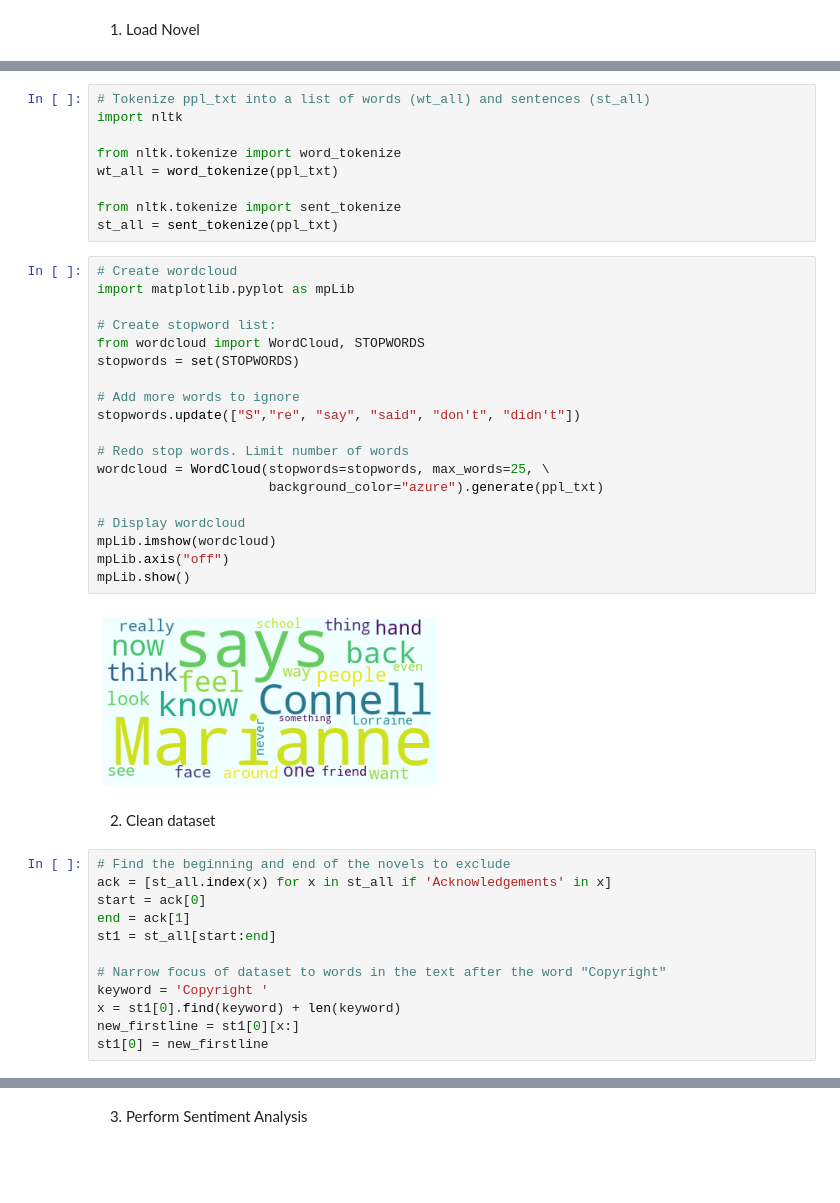
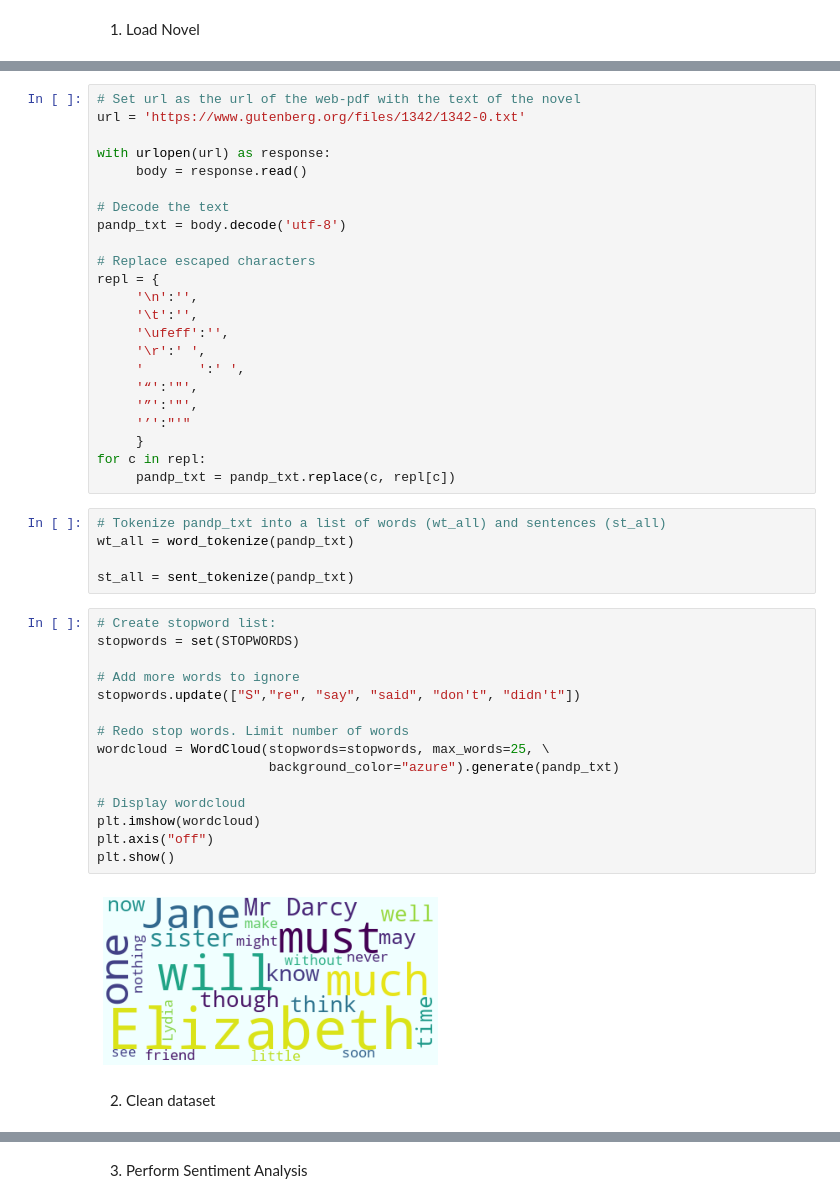
Before and after one commit to afternoonwalsh/py_for_lit, a Jupyter notebook: explore.ipynb, the cells around one changed output, grey strips where cells are left out. Drawn from its saved outputs; the diff is of its cells as text; blank space fills up the shorter version.

```diff
--- a/explore.ipynb
+++ b/explore.ipynb
@@ -34,44 +30,47 @@ ppl_txt = ppl_txt.replace('\t',' ').replace('\x92',"'").replace('\n',' ')
+# %%
+# Set url as the url of the web-pdf with the text of the novel
+url = 'https://www.gutenberg.org/files/1342/1342-0.txt'
+
+with urlopen(url) as response:
+     body = response.read()
+
+# Decode the text
+pandp_txt = body.decode('utf-8')
+
+# Replace escaped characters
+repl = {
+     '\n':'',
+     '\t':'',
+     '\ufeff':'',
+     '\r':' ',
+     '       ':' ',
+     '“':'"',
+     '”':'"',
+     '’':"'"
+     }
+for c in repl:
+     pandp_txt = pandp_txt.replace(c, repl[c])
 # %%
-# Tokenize ppl_txt into a list of words (wt_all) and sentences (st_all)
-import nltk
+# Tokenize pandp_txt into a list of words (wt_all) and sentences (st_all)
+wt_all = word_tokenize(pandp_txt)
 
-from nltk.tokenize import word_tokenize
-wt_all = word_tokenize(ppl_txt)
-
-from nltk.tokenize import sent_tokenize
-st_all = sent_tokenize(ppl_txt)
+st_all = sent_tokenize(pandp_txt)
 # %%
-# Create wordcloud
-import matplotlib.pyplot as mpLib
-
 # Create stopword list:
-from wordcloud import WordCloud, STOPWORDS
 stopwords = set(STOPWORDS)
 
 # Add more words to ignore
 stopwords.update(["S","re", "say", "said", "don't", "didn't"])
 
 # Redo stop words. Limit number of words
 wordcloud = WordCloud(stopwords=stopwords, max_words=25, \
-                      background_color="azure").generate(ppl_txt)
+                      background_color="azure").generate(pandp_txt)
 
 # Display wordcloud
-mpLib.imshow(wordcloud)
-mpLib.axis("off")
-mpLib.show()
+plt.imshow(wordcloud)
+plt.axis("off")
+plt.show()
 # %% [output]
-[figure, old version]
+[figure, new version]
 # %% [markdown]
 2. Clean dataset
-# %%
-# Find the beginning and end of the novels to exclude
-ack = [st_all.index(x) for x in st_all if 'Acknowledgements' in x]
-start = ack[0]
-end = ack[1]
-st1 = st_all[start:end]
-
-# Narrow focus of dataset to words in the text after the word "Copyright"
-keyword = 'Copyright '
-x = st1[0].find(keyword) + len(keyword)
-new_firstline = st1[0][x:]
-st1[0] = new_firstline
```
Also changed, not shown: parts of 56 cells of this notebook.
